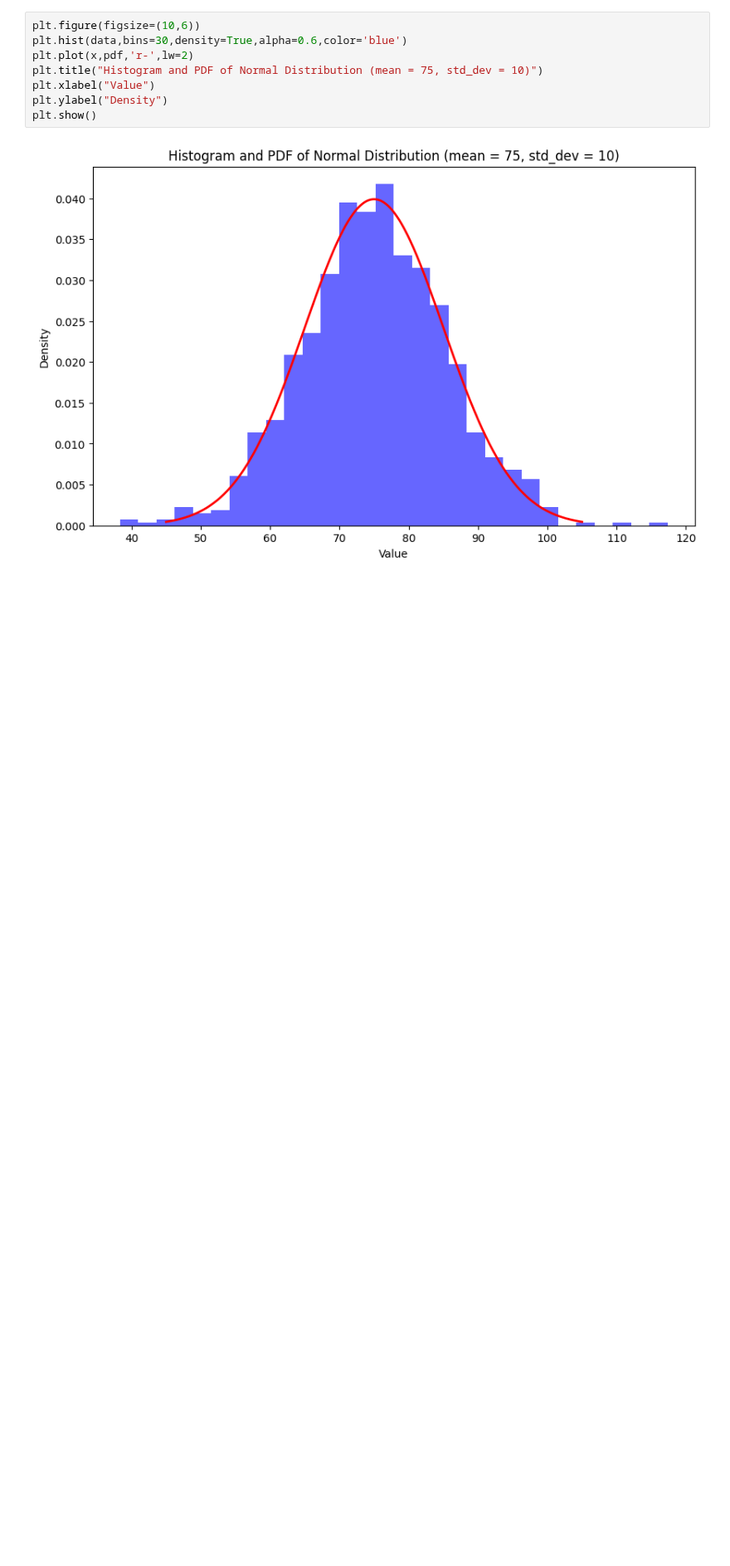
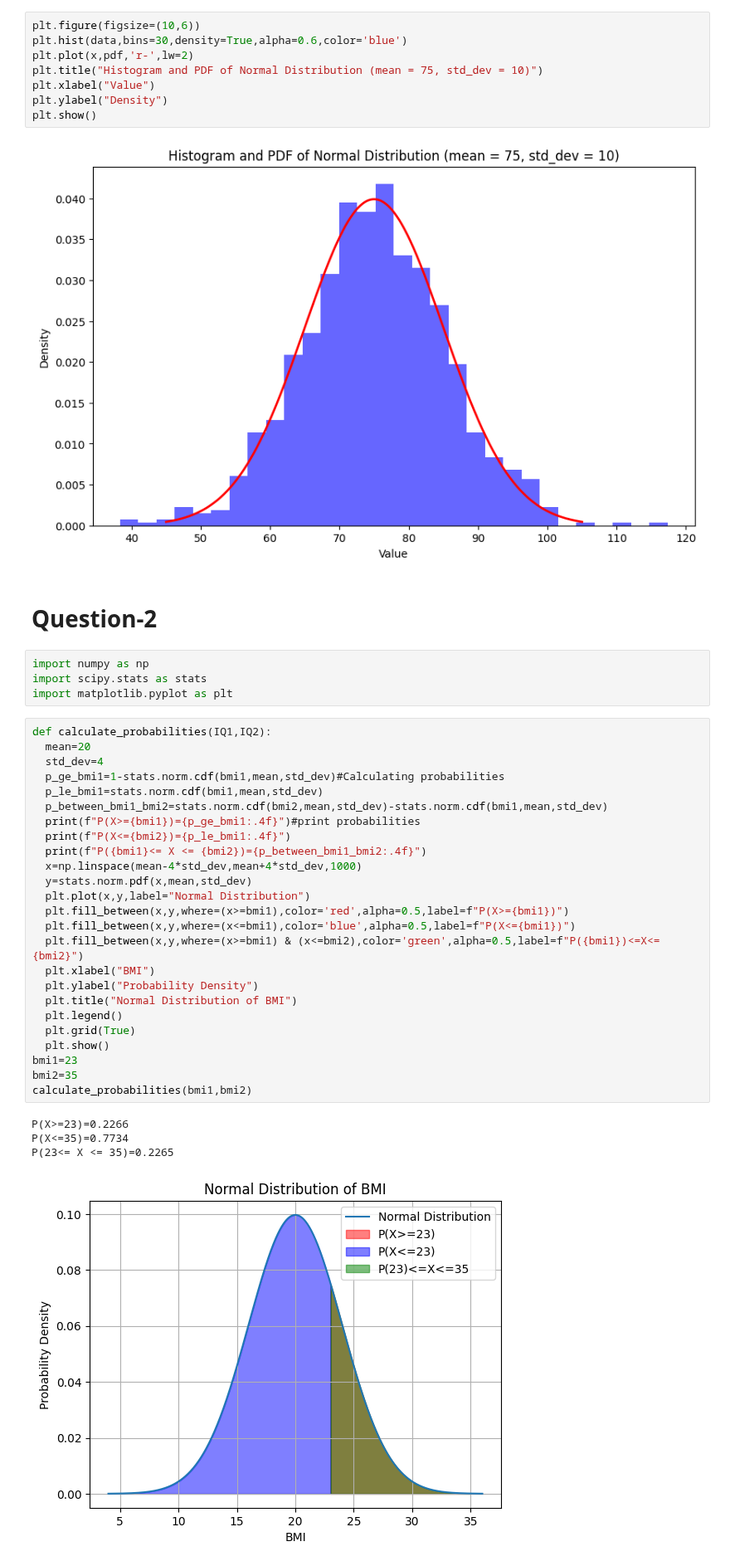
Before and after one commit to MeherNaaz19/PS-2025, a Jupyter notebook: PS_L_6_1902.ipynb, the cells around one changed output. Shown at 83% size. Cells and saved outputs as stored; diff of their text form; blank space fills up the shorter version.

```diff
--- a/PS_L_6_1902.ipynb
+++ b/PS_L_6_1902.ipynb
@@ -25,3 +27,39 @@ plt.ylabel("Density")
 plt.show()
 # %% [output]
 [figure]
+# %% [markdown]
+# Question-2
+# %%
+import numpy as np
+import scipy.stats as stats
+import matplotlib.pyplot as plt
+# %%
+def calculate_probabilities(IQ1,IQ2):
+  mean=20
+  std_dev=4
+  p_ge_bmi1=1-stats.norm.cdf(bmi1,mean,std_dev)#Calculating probabilities
+  p_le_bmi1=stats.norm.cdf(bmi1,mean,std_dev)
+  p_between_bmi1_bmi2=stats.norm.cdf(bmi2,mean,std_dev)-stats.norm.cdf(bmi1,mean,std_dev)
+  print(f"P(X>={bmi1})={p_ge_bmi1:.4f}")#print probabilities
+  print(f"P(X<={bmi2})={p_le_bmi1:.4f}")
+  print(f"P({bmi1}<= X <= {bmi2})={p_between_bmi1_bmi2:.4f}")
+  x=np.linspace(mean-4*std_dev,mean+4*std_dev,1000)
+  y=stats.norm.pdf(x,mean,std_dev)
+  plt.plot(x,y,label="Normal Distribution")
+  plt.fill_between(x,y,where=(x>=bmi1),color='red',alpha=0.5,label=f"P(X>={bmi1})")
+  plt.fill_between(x,y,where=(x<=bmi1),color='blue',alpha=0.5,label=f"P(X<={bmi1})")
+  plt.fill_between(x,y,where=(x>=bmi1) & (x<=bmi2),color='green',alpha=0.5,label=f"P({bmi1})<=X<={bmi2}")
+  plt.xlabel("BMI")
+  plt.ylabel("Probability Density")
+  plt.title("Normal Distribution of BMI")
+  plt.legend()
+  plt.grid(True)
+  plt.show()
+bmi1=23
+bmi2=35
+calculate_probabilities(bmi1,bmi2)
+# %% [output]
+P(X>=23)=0.2266
+P(X<=35)=0.7734
+P(23<= X <= 35)=0.2265
+[figure, added]
```
Also changed, not shown: parts of 2 cells of this notebook.
